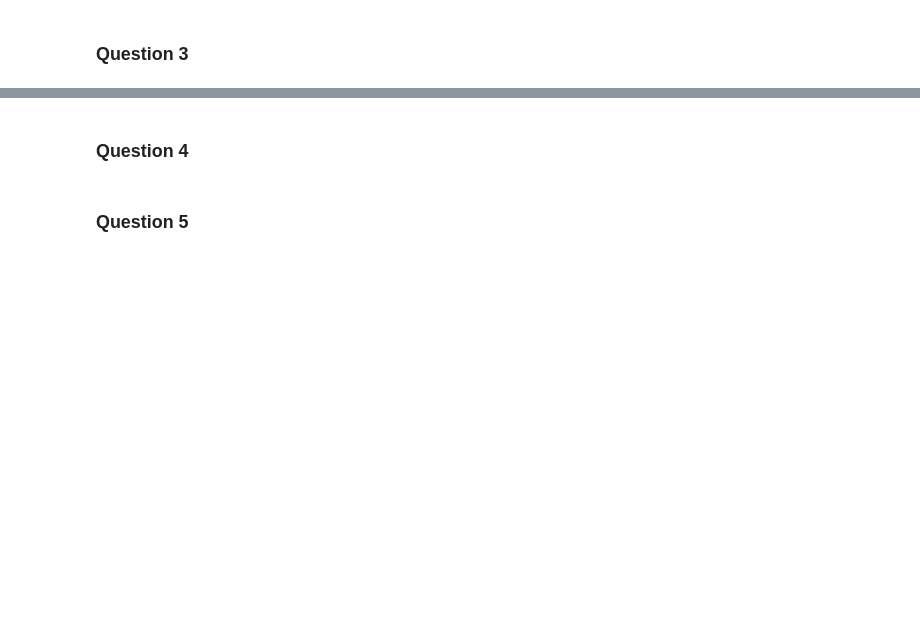
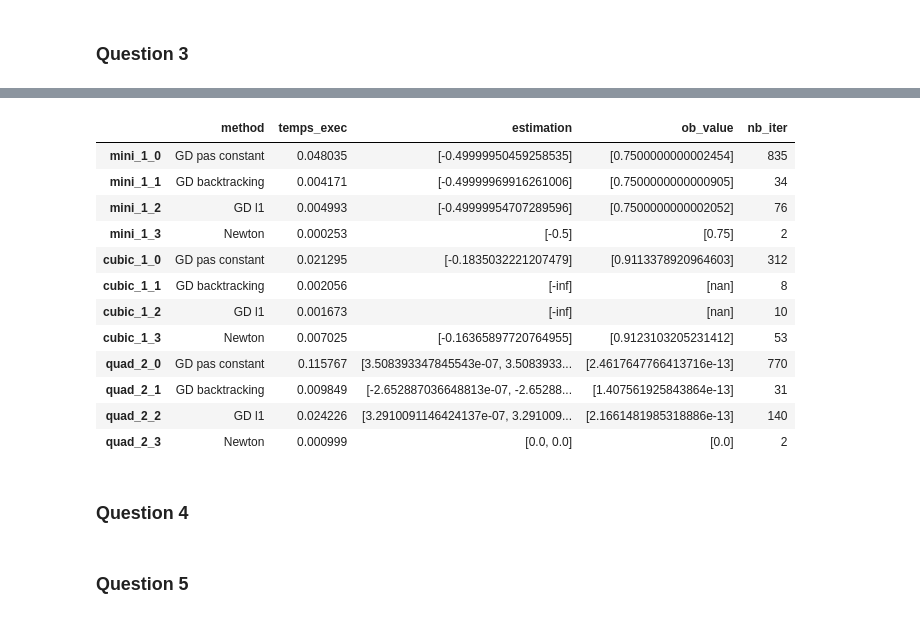
Before and after one commit to DaniGodin/ocvx, a Jupyter notebook: Code.ipynb, the cells around one changed output, grey strips where cells are left out. Drawn from its saved outputs; the diff is of its cells as text; code cells hidden in the pictures; blank space fills up the shorter version.

```diff
--- a/Code.ipynb
+++ b/Code.ipynb
@@ -363,7 +490,0 @@ Nombre d'iterations :  835
-# %%
-start = time.time()
-newton_op_pt, newton_ob_val, newton_n_iter = newton(maxi_1, np.array(3))
-print("Temps d'execution : %s secondes" % (time.time() - start))
-print("Estimation : ", newton_op_pt)
-print("Ob value : ", newton_ob_val)
-print("Nombre d'iterations : ", newton_n_iter)
@@ -375,3 +522,93 @@ Nombre d'iterations :  2
+# %%
+test_list_Newton = [mini_1, cubic_1, func_3]
+test_list_GD = [quad_I, cubic_I, quad_II]
+gammas = [1, 3, 1]
+x_inits = [np.array([10]), np.array([10]), np.array([[2, 2]])]
+# %%
+# tableau de comparaison entre methode de Newton et celles de GD
+
+test_summary = pd.DataFrame(columns=["method", "temps_exec", "estimation", "ob_value", "nb_iter"])
+
+for i in range(len(test_list_Newton)):
+
+    idt = 0
+
+    init_x = x_inits[i]
+    gamma = gammas[i]
+
+    GD_default = GD()
+    start = time.time()
+    gd_op_pt, iters, iters_dir, gd_n_iter = GD_default(init_x, (lambda x : test_list_GD[i].value (x, gamma)),
+                                             (lambda x, f, tol : test_list_GD[i].grad (x, gamma)), True)
+    end = time.time() - start
+    naming_format = "{}_{}".format(test_list_GD[i].name, idt)
+    test_summary.loc[naming_format] = pd.Series({"method": "GD pas constant",
+                                                 "temps_exec": end,
+                                                 "estimation": gd_op_pt.flatten(),
+                                                 "ob_value": test_list_GD[i].value(gd_op_pt, gamma).flatten(),
+                                                 "nb_iter": gd_n_iter})
+
+    idt += 1
+
+    GD_test = GD(rate = bt_rate)
+    start = time.time()
+    gd_op_pt, iters, iters_dir, gd_n_iter = GD_test(init_x,
+                                             (lambda x: test_list_GD[i].value(x, gamma)),
+                                             (lambda x, f, tol : test_list_GD[i].grad(x, gamma)))
+
+    end = time.time() - start
+    naming_format = "{}_{}".format(test_list_GD[i].name, idt)
+    test_summary.loc[naming_format] = pd.Series({"method": "GD backtracking",
+                                                 "temps_exec": end,
+                                                 "estimation": gd_op_pt.flatten(),
+                                                 "ob_value": test_list_GD[i].value(gd_op_pt, gamma).flatten(),
+                                                 "nb_iter": gd_n_iter})
+
+    idt += 1
+
+    GD_test = GD(ddir = dsgd, rate = lambda x, f, dir_x, grad, nb_iter, eta : 0.1)
+    start = time.time()
+    gd_op_pt, iters, iters_dir, gd_n_iter = GD_test(init_x,
+                                             (lambda x: test_list_GD[i].value(x, gamma)),
+                                             (lambda x, f, tol : test_list_GD[i].grad(x, gamma)))
+
+    end = time.time() - start
+    naming_format = "{}_{}".format(test_list_GD[i].name, idt)
+    test_summary.loc[naming_format] = pd.Series({"method": "GD l1",
+                                                 "temps_exec": end,
+                                                 "estimation": gd_op_pt.flatten(),
+                                                 "ob_value": test_list_GD[i].value(gd_op_pt, gamma).flatten(),
+                                                 "nb_iter": gd_n_iter})
+
+    idt += 1
+
+    start = time.time()
+    newton_op_pt, newton_ob_val, newton_n_iter = newton(test_list_Newton[i], init_x)
+    end = time.time() - start
+    naming_format = "{}_{}".format(test_list_Newton[i].name, idt)
+    test_summary.loc[naming_format] = pd.Series({"method": "Newton",
+                                                 "temps_exec": end,
+                                                 "estimation": newton_op_pt,
+                                                 "ob_value": newton_ob_val,
+                                                 "nb_iter": newton_n_iter})
+
+    idt += 1
+
+test_summary
+# %% [output]
+|  | method | temps_exec | estimation | ob_value | nb_iter |
+| mini_1_0 | GD pas constant | 0.048035 | [-0.49999950459258535] | [0.7500000000002454] | 835 |
+| mini_1_1 | GD backtracking | 0.004171 | [-0.49999969916261006] | [0.7500000000000905] | 34 |
+| mini_1_2 | GD l1 | 0.004993 | [-0.49999954707289596] | [0.7500000000002052] | 76 |
+| mini_1_3 | Newton | 0.000253 | [-0.5] | [0.75] | 2 |
+| cubic_1_0 | GD pas constant | 0.021295 | [-0.1835032221207479] | [0.9113378920964603] | 312 |
+| cubic_1_1 | GD backtracking | 0.002056 | [-inf] | [nan] | 8 |
+| cubic_1_2 | GD l1 | 0.001673 | [-inf] | [nan] | 10 |
+| cubic_1_3 | Newton | 0.007025 | [-0.16365897720764955] | [0.9123103205231412] | 53 |
+| quad_2_0 | GD pas constant | 0.115767 | [3.508393347845543e-07, 3.5083933... | [2.4617647766413716e-13] | 770 |
+| quad_2_1 | GD backtracking | 0.009849 | [-2.652887036648813e-07, -2.65288... | [1.407561925843864e-13] | 31 |
+| quad_2_2 | GD l1 | 0.024226 | [3.2910091146424137e-07, 3.291009... | [2.1661481985318886e-13] | 140 |
+| quad_2_3 | Newton | 0.000999 | [0.0, 0.0] | [0.0] | 2 |
 # %% [markdown]
 ### Question 4
 # %%
```
Also changed, not shown: parts of 41 cells of this notebook.
